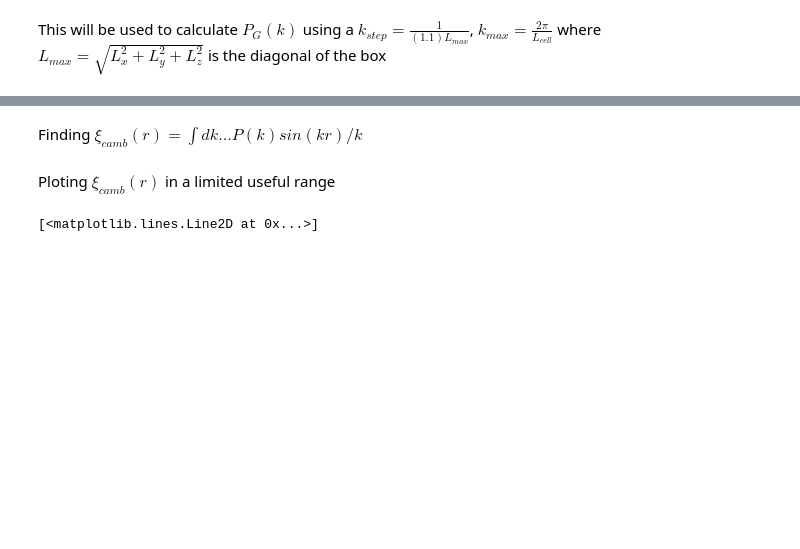
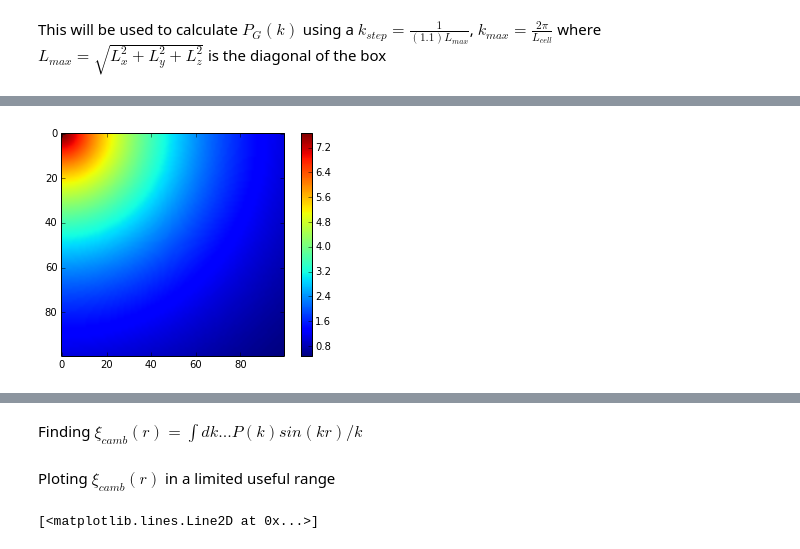
Before and after one commit to arthurmloureiro/pk_fkp, a Jupyter notebook: pk_fkp_notebook.ipynb, the cells around one changed output, grey strips where cells are left out. Drawn from its saved outputs; the diff is of its cells as text; code cells hidden in the pictures; blank space fills up the shorter version.

```diff
--- a/pk_fkp_notebook.ipynb
+++ b/pk_fkp_notebook.ipynb
@@ -50,2 +56,10 @@ Generating the k-space Grid...
 # %% [markdown]
 This will be used to calculate $P_G(k)$ using a $k_{step} = \frac{1}{(1.1) L_{max}}$, $k_{max} = \frac{2\pi}{L_{cell}} $ where $L_{max} = \sqrt{L_x^2 + L_y^2 + L_z^2}$ is the diagonal of the box
+# %%
+%%time
+def n_bar_func(gridr,a_,b_):
+    return a_*np.exp(-b_*gridr)
+n_bar_matrix = n_bar_func(grid.grid_r,n_bar,0.02)
+pl.imshow(n_bar_matrix[2])
+pl.colorbar()
+# %% [output]
@@ -52,2 +68,3 @@ This will be used to calculate $P_G(k)$ using a $k_{step} = \frac{1}{(1.1) L_{ma
+[figure, added]
 # %%
 %%time
```
Also changed, not shown: parts of 12 cells of this notebook.
